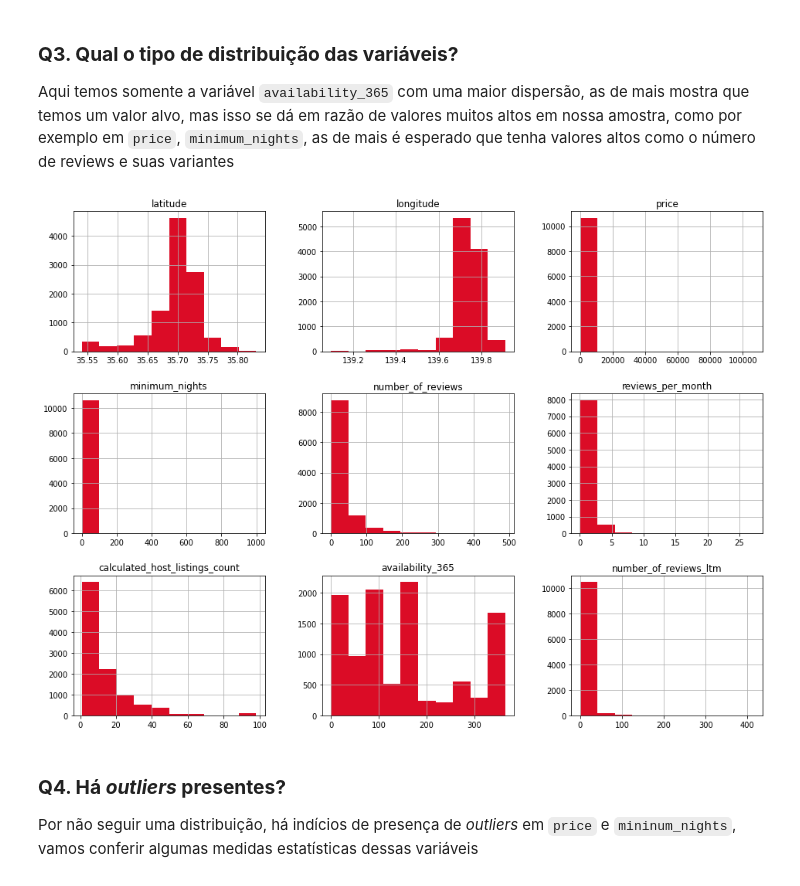
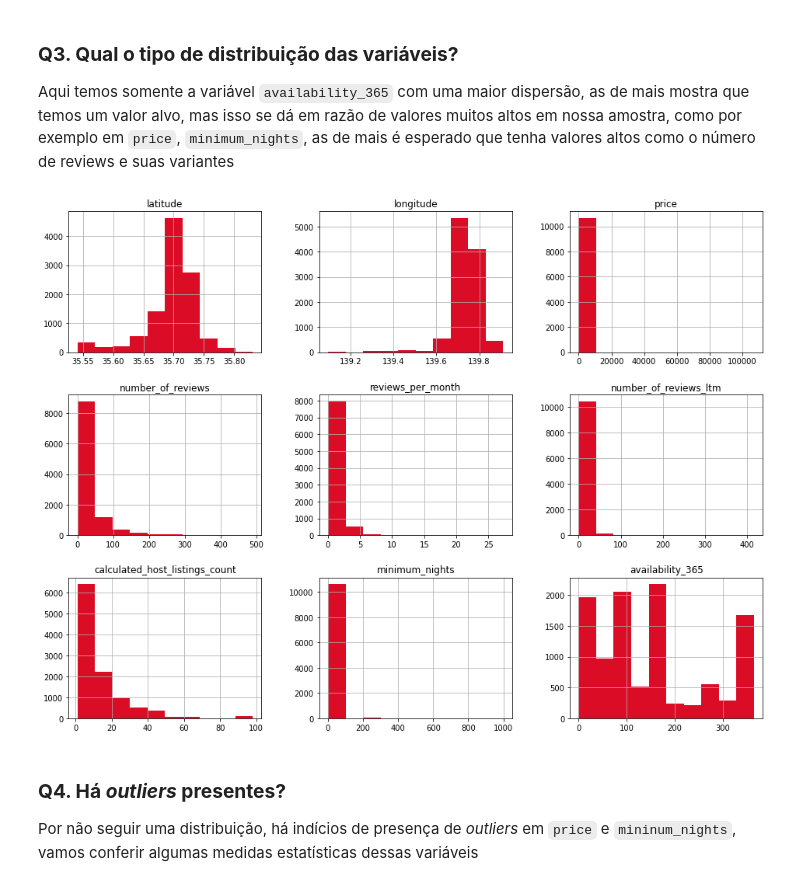
Before and after one commit to douglascdsantos/data_science, a Jupyter notebook: projetos/analisando_os_dados_do_airbnb_(tokyo)/notebook/Analisando_os_Dados_do_Airbnb_(Tokyo).ipynb, the cells around one changed output. Drawn from its saved outputs; the diff is of its cells as text; code cells hidden in the pictures.

```diff
--- a/projetos/analisando_os_dados_do_airbnb_(tokyo)/notebook/Analisando_os_Dados_do_Airbnb_(Tokyo).ipynb
+++ b/projetos/analisando_os_dados_do_airbnb_(tokyo)/notebook/Analisando_os_Dados_do_Airbnb_(Tokyo).ipynb
@@ -180,9 +180,9 @@ df.drop(['neighbourhood_group'],
 ### **Q3. Qual o tipo de distribuição das variáveis?**
 Aqui temos somente a variável `availability_365` com uma maior dispersão, as de mais mostra que temos um valor alvo, mas isso se dá em razão de valores muitos altos em nossa amostra, como por exemplo em `price`, `minimum_nights`, as de mais é esperado que tenha valores altos como o número de reviews e suas variantes
 # %%
-df[['latitude','longitude', 'price', 'minimum_nights', 'number_of_reviews', 'reviews_per_month', 'calculated_host_listings_count','availability_365','number_of_reviews_ltm']].hist(color = '#db0c26',figsize=(16,12));
+df[['latitude','longitude', 'price', 'number_of_reviews', 'reviews_per_month','number_of_reviews_ltm', 'calculated_host_listings_count', 'minimum_nights','availability_365']].hist(color = '#db0c26',figsize=(16,12));
 # %% [output]
-[figure, old version]
+[figure, new version]
 # %% [markdown]
 ### **Q4. Há *outliers* presentes?**
 Por não seguir uma distribuição, há indícios de presença de *outliers* em `price` e `mininum_nights`, vamos conferir algumas medidas estatísticas dessas variáveis
```
Also changed, not shown: parts of 18 cells of this notebook.
